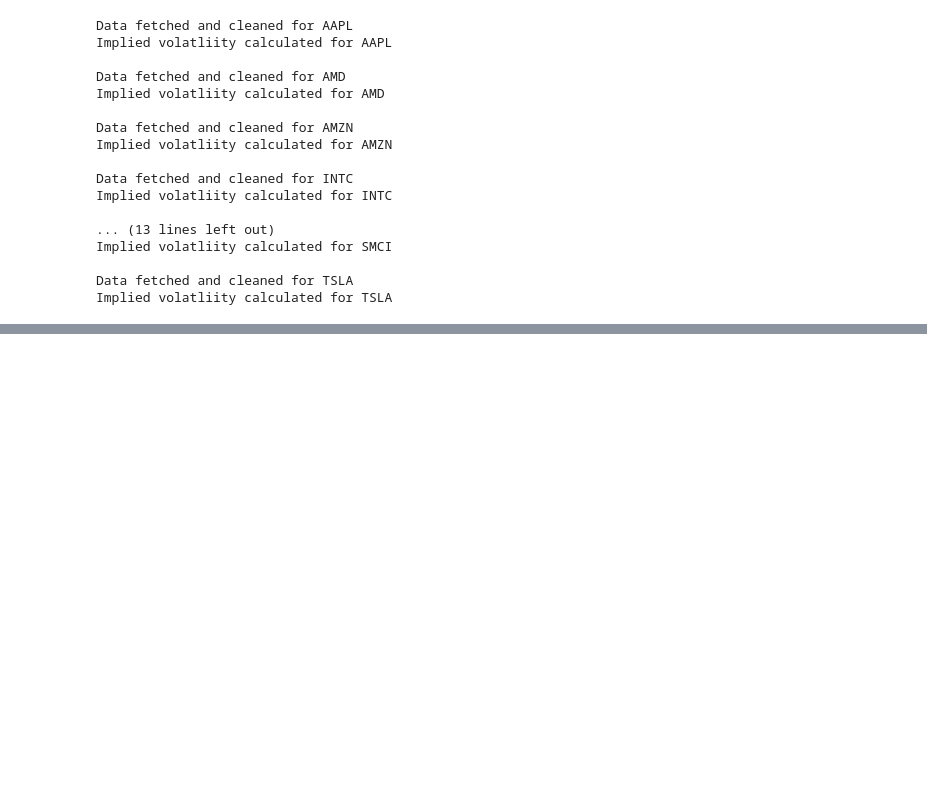
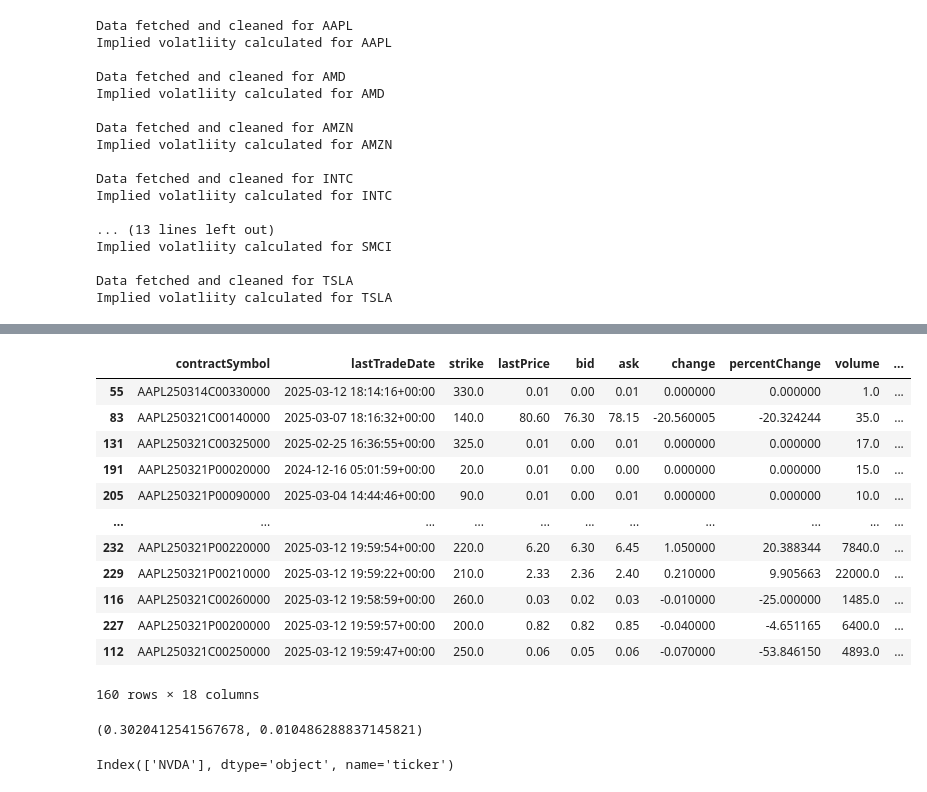
Before and after one commit to vepaan/Barclays-Option-Trading-Strategy, a Jupyter notebook: strat.ipynb, the cells around one changed output, grey strips where cells are left out. Drawn from its saved outputs; the diff is of its cells as text; code cells hidden in the pictures; blank space fills up the shorter version.

```diff
--- a/strat.ipynb
+++ b/strat.ipynb
@@ -410,7 +410,12 @@ def compute_volscore_ticker(df, wndw=252):
     results = rolling_model.fit().params
 
     #IV_hat is constant + coeffs * values
-    df['IV_hat'] = results.iloc[:, 0] + results.iloc[:, 1] * df['RV'] + results.iloc[:, 2] * df['SV']
+    df['w1'] = results.iloc[:, 1]
+    df['w2'] = results.iloc[:, 2]
+    df['b'] = results.iloc[:, 0]
+
+    df['IV_hat'] = df['b'] + df['w1'] * df['RV'] + df['w2'] * df['SV']
+
     df['residual'] = Y - df['IV_hat']
     df['sigma_res'] = df['residual'].rolling(window=wndw, min_periods=1).std()
 
@@ -435,0 +475,39 @@ volscore_data = volscore_data.reset_index(level=1, drop=True)
+# %%
+tck = 'AAPL'
+
+options_chain = option_chain_df(tck)
+IV_hat, sigma_res, ticker_df = get_ticker_params(tck)
+
+options_chain = options_chain[options_chain['openInterest'] > 0]
+options_chain = options_chain[options_chain['volume'] > 0]
+
+options_chain = options_chain.sort_values('openInterest', ascending=True)
+options_chain = options_chain[options_chain['openInterest'] >= 500]
+
+Y = options_chain['impliedVolatility']
+
+options_chain['VolScore'] = (Y - IV_hat) / sigma_res
+# %%
+options_chain
+# %% [output]
+|  | contractSymbol | lastTradeDate | strike | lastPrice | bid | ask | change | percentChange | volume | ... |
+| 55 | AAPL250314C00330000 | 2025-03-12 18:14:16+00:00 | 330.0 | 0.01 | 0.00 | 0.01 | 0.000000 | 0.000000 | 1.0 | ... |
+| 83 | AAPL250321C00140000 | 2025-03-07 18:16:32+00:00 | 140.0 | 80.60 | 76.30 | 78.15 | -20.560005 | -20.324244 | 35.0 | ... |
+| 131 | AAPL250321C00325000 | 2025-02-25 16:36:55+00:00 | 325.0 | 0.01 | 0.00 | 0.01 | 0.000000 | 0.000000 | 17.0 | ... |
+| 191 | AAPL250321P00020000 | 2024-12-16 05:01:59+00:00 | 20.0 | 0.01 | 0.00 | 0.00 | 0.000000 | 0.000000 | 15.0 | ... |
+| 205 | AAPL250321P00090000 | 2025-03-04 14:44:46+00:00 | 90.0 | 0.01 | 0.00 | 0.01 | 0.000000 | 0.000000 | 10.0 | ... |
+| ... | ... | ... | ... | ... | ... | ... | ... | ... | ... | ... |
+| 232 | AAPL250321P00220000 | 2025-03-12 19:59:54+00:00 | 220.0 | 6.20 | 6.30 | 6.45 | 1.050000 | 20.388344 | 7840.0 | ... |
+| 229 | AAPL250321P00210000 | 2025-03-12 19:59:22+00:00 | 210.0 | 2.33 | 2.36 | 2.40 | 0.210000 | 9.905663 | 22000.0 | ... |
+| 116 | AAPL250321C00260000 | 2025-03-12 19:58:59+00:00 | 260.0 | 0.03 | 0.02 | 0.03 | -0.010000 | -25.000000 | 1485.0 | ... |
+| 227 | AAPL250321P00200000 | 2025-03-12 19:59:57+00:00 | 200.0 | 0.82 | 0.82 | 0.85 | -0.040000 | -4.651165 | 6400.0 | ... |
+| 112 | AAPL250321C00250000 | 2025-03-12 19:59:47+00:00 | 250.0 | 0.06 | 0.05 | 0.06 | -0.070000 | -53.846150 | 4893.0 | ... |
+160 rows × 18 columns
+# %%
+IV_hat, sigma_res
+# %% [output]
+(0.3020412541567678, 0.010486288837145821)
+# %%
+tradable_options = pd.concat([tradable_options, options_chain.set_index('ticker', append=True)])
+# %% [output]
+Index(['NVDA'], dtype='object', name='ticker')
```
Also changed, not shown: parts of 3 cells of this notebook.
